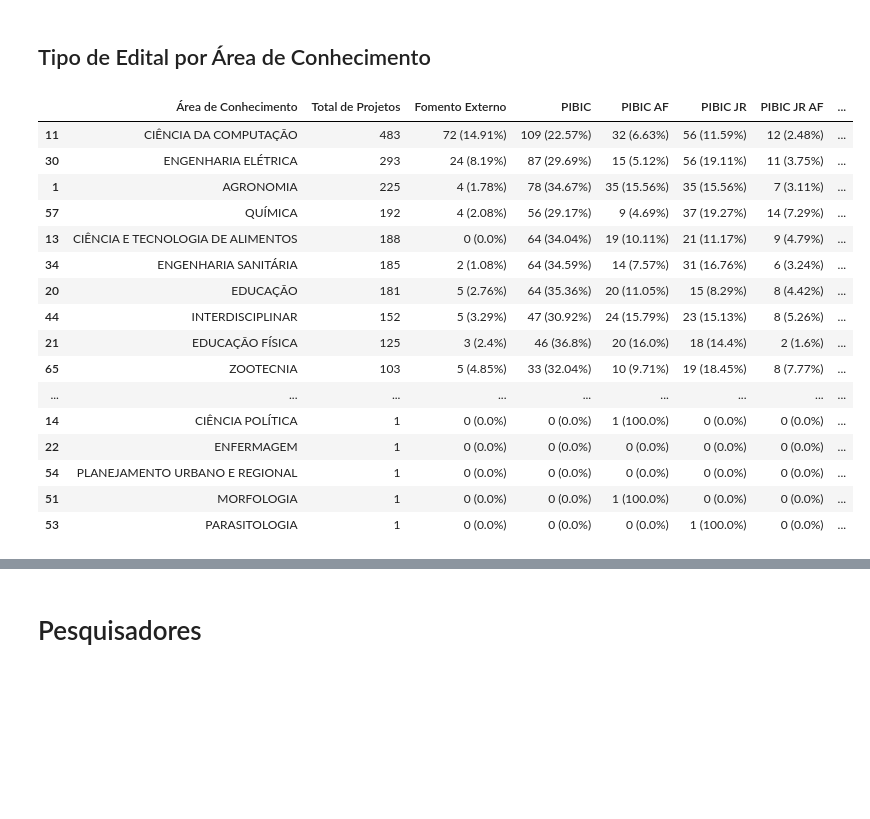
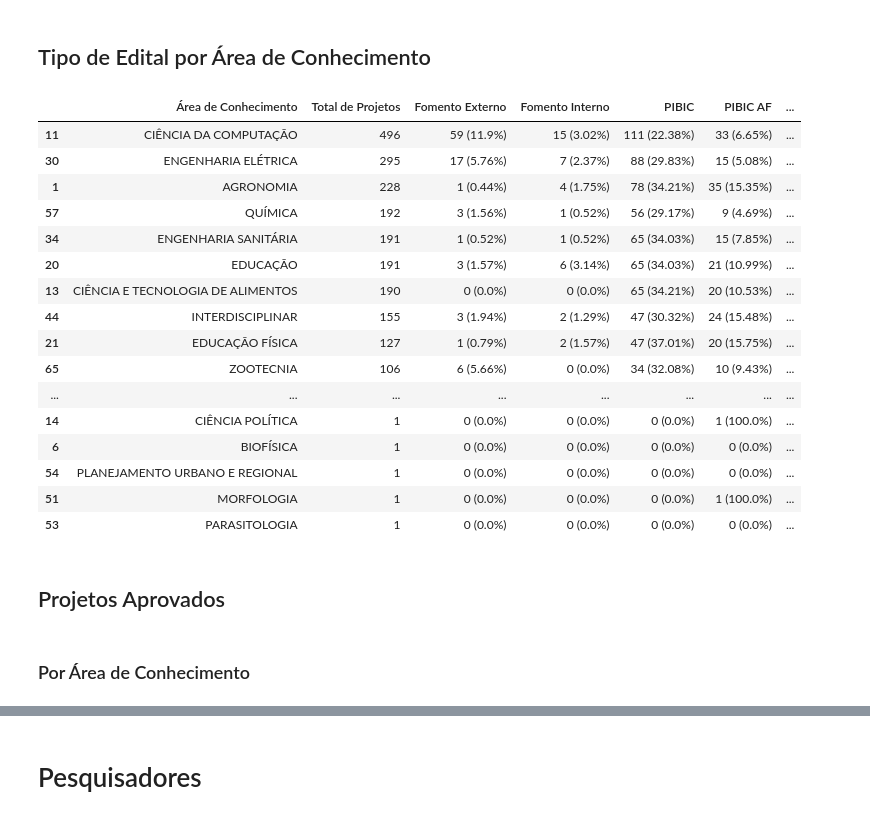
Before and after one commit to thalytalima211/AnaliseDeDados-PRPI, a Jupyter notebook: AnaliseDeDados-PRPI.ipynb, the cells around one changed output, grey strips where cells are left out. Drawn from its saved outputs; the diff is of its cells as text; code cells hidden in the pictures; blank space fills up the shorter version.

```diff
--- a/AnaliseDeDados-PRPI.ipynb
+++ b/AnaliseDeDados-PRPI.ipynb
@@ -278,16 +292,3 @@ Length: 34, dtype: str
-# %%
-conditions = [
-    projetos_df["Aprovado"] == False,
-    projetos_df["Data de Finalização da Conclusão"].isna()
-]
-
-choices = ["Não Aprovado", "Em Execução"]
-
-projetos_df["Situação do Projeto"] = np.select(
-    conditions,
-    choices,
-    default="Concluído"
-)
 # %% [markdown]
 ### Padronização de Título do Projeto
 # %%
@@ -310,6 +311,8 @@ conditions = [
     projetos_df["Título do Edital"].str.startswith("PIBIC JR", na=False),
     projetos_df["Título do Edital"].str.startswith("PIBIC AF", na=False),
     projetos_df["Título do Edital"].str.startswith("PIBIC", na=False),
+    projetos_df["Título do Edital"].str.contains("EXTERNO", na=False),
+    projetos_df["Título do Edital"].str.contains("INTERNO", na=False),
 ]
 
 choices = [
@@ -319,9 +322,11 @@ choices = [
     "PIBIC JR",
     "PIBIC AF",
     "PIBIC",
+    "FOMENTO EXTERNO",
+    "FOMENTO INTERNO"
 ]
 
-projetos_df["Edital"] = np.select(conditions, choices, default="FOMENTO EXTERNO")
+projetos_df["Edital"] = np.select(conditions, choices, default="OUTRO")
 projetos_df = projetos_df[projetos_df["Título do Edital"] != "."]
 # %% [markdown]
 ## Projetos Aprovados por Grupo de Pesquisa
@@ -704,6 +952,7 @@ display(analise_area_conhecimento_por_campus)
 analise_edital_por_area_conhecimento = projetos_df.groupby("Área de Conhecimento").agg(
     total_projetos=("Título do Projeto", "count"),
     total_externo=("Edital", lambda x: (x == "FOMENTO EXTERNO").sum()),
+    total_interno=("Edital", lambda x: (x == "FOMENTO INTERNO").sum()),
     total_pibic=("Edital", lambda x: (x == "PIBIC").sum()),
     total_pibic_af=("Edital", lambda x: (x == "PIBIC AF").sum()),
     total_pibic_jr=("Edital", lambda x: (x == "PIBIC JR").sum()),
@@ -713,6 +962,7 @@ analise_edital_por_area_conhecimento = projetos_df.groupby("Área de Conheciment
 ).reset_index().rename(columns={
     "total_projetos": "Total de Projetos",
     "total_externo": "Fomento Externo",
+    "total_interno": "Fomento Interno",
     "total_pibic": "PIBIC",
     "total_pibic_af": "PIBIC AF",
     "total_pibic_jr": "PIBIC JR",
@@ -724,6 +974,11 @@ analise_edital_por_area_conhecimento = projetos_df.groupby("Área de Conheciment
 analise_edital_por_area_conhecimento['Fomento Externo'] = (
     analise_edital_por_area_conhecimento['Fomento Externo'].astype(str) +
     " (" + (analise_edital_por_area_conhecimento['Fomento Externo'] / analise_edital_por_area_conhecimento['Total de Projetos'] * 100).round(2).astype(str) + '%)'
+)
+
+analise_edital_por_area_conhecimento['Fomento Interno'] = (
+    analise_edital_por_area_conhecimento['Fomento Interno'].astype(str) +
+    " (" + (analise_edital_por_area_conhecimento['Fomento Interno'] / analise_edital_por_area_conhecimento['Total de Projetos'] * 100).round(2).astype(str) + '%)'
 )
 
 analise_edital_por_area_conhecimento['PIBIC'] = (
@@ -731,47 +986,51 @@ analise_edital_por_area_conhecimento['PIBIC'] = (
       " (" + (analise_edital_por_area_conhecimento['PIBIC'] / analise_edital_por_area_conhecimento['Total de Projetos'] * 100).round(2).astype(str) + '%)'
 )
 
 analise_edital_por_area_conhecimento['PIBIC AF'] = (
     analise_edital_por_area_conhecimento['PIBIC AF'].astype(str) +
     " (" + (analise_edital_por_area_conhecimento['PIBIC AF'] / analise_edital_por_area_conhecimento['Total de Projetos'] * 100).round(2).astype(str) + '%)'
 )
 
 analise_edital_por_area_conhecimento['PIBIC JR'] = (
     analise_edital_por_area_conhecimento['PIBIC JR'].astype(str) +
     " (" + (analise_edital_por_area_conhecimento['PIBIC JR'] / analise_edital_por_area_conhecimento['Total de Projetos'] * 100).round(2).astype(str) + '%)'
 )
 
 analise_edital_por_area_conhecimento['PIBIC JR AF'] = (
     analise_edital_por_area_conhecimento['PIBIC JR AF'].astype(str) +
       " (" + (analise_edital_por_area_conhecimento['PIBIC JR AF'] / analise_edital_por_area_conhecimento['Total de Projetos'] * 100).round(2).astype(str) + '%)'
 )
 
 analise_edital_por_area_conhecimento['PICTV'] = (
     analise_edital_por_area_conhecimento['PICTV'].astype(str) + " (" +
       (analise_edital_por_area_conhecimento['PICTV'] / analise_edital_por_area_conhecimento['Total de Projetos'] * 100).round(2).astype(str) + '%)'
 )
 
 analise_edital_por_area_conhecimento['PIBITI'] = (
     analise_edital_por_area_conhecimento['PIBITI'].astype(str) + " (" +
       (analise_edital_por_area_conhecimento['PIBITI'] / analise_edital_por_area_conhecimento['Total de Projetos'] * 100).round(2).astype(str) + '%)'
 )
 
 display(analise_edital_por_area_conhecimento)
 # %% [output]
-|  | Área de Conhecimento | Total de Projetos | Fomento Externo | PIBIC | PIBIC AF | PIBIC JR | PIBIC JR AF | ... |
-| 11 | CIÊNCIA DA COMPUTAÇÃO | 483 | 72 (14.91%) | 109 (22.57%) | 32 (6.63%) | 56 (11.59%) | 12 (2.48%) | ... |
-| 30 | ENGENHARIA ELÉTRICA | 293 | 24 (8.19%) | 87 (29.69%) | 15 (5.12%) | 56 (19.11%) | 11 (3.75%) | ... |
-| 1 | AGRONOMIA | 225 | 4 (1.78%) | 78 (34.67%) | 35 (15.56%) | 35 (15.56%) | 7 (3.11%) | ... |
-| 57 | QUÍMICA | 192 | 4 (2.08%) | 56 (29.17%) | 9 (4.69%) | 37 (19.27%) | 14 (7.29%) | ... |
-| 13 | CIÊNCIA E TECNOLOGIA DE ALIMENTOS | 188 | 0 (0.0%) | 64 (34.04%) | 19 (10.11%) | 21 (11.17%) | 9 (4.79%) | ... |
-| 34 | ENGENHARIA SANITÁRIA | 185 | 2 (1.08%) | 64 (34.59%) | 14 (7.57%) | 31 (16.76%) | 6 (3.24%) | ... |
-| 20 | EDUCAÇÃO | 181 | 5 (2.76%) | 64 (35.36%) | 20 (11.05%) | 15 (8.29%) | 8 (4.42%) | ... |
-| 44 | INTERDISCIPLINAR | 152 | 5 (3.29%) | 47 (30.92%) | 24 (15.79%) | 23 (15.13%) | 8 (5.26%) | ... |
-| 21 | EDUCAÇÃO FÍSICA | 125 | 3 (2.4%) | 46 (36.8%) | 20 (16.0%) | 18 (14.4%) | 2 (1.6%) | ... |
-| 65 | ZOOTECNIA | 103 | 5 (4.85%) | 33 (32.04%) | 10 (9.71%) | 19 (18.45%) | 8 (7.77%) | ... |
-| ... | ... | ... | ... | ... | ... | ... | ... | ... |
-| 14 | CIÊNCIA POLÍTICA | 1 | 0 (0.0%) | 0 (0.0%) | 1 (100.0%) | 0 (0.0%) | 0 (0.0%) | ... |
-| 22 | ENFERMAGEM | 1 | 0 (0.0%) | 0 (0.0%) | 0 (0.0%) | 0 (0.0%) | 0 (0.0%) | ... |
-| 54 | PLANEJAMENTO URBANO E REGIONAL | 1 | 0 (0.0%) | 0 (0.0%) | 0 (0.0%) | 0 (0.0%) | 0 (0.0%) | ... |
-| 51 | MORFOLOGIA | 1 | 0 (0.0%) | 0 (0.0%) | 1 (100.0%) | 0 (0.0%) | 0 (0.0%) | ... |
-| 53 | PARASITOLOGIA | 1 | 0 (0.0%) | 0 (0.0%) | 0 (0.0%) | 1 (100.0%) | 0 (0.0%) | ... |
+|  | Área de Conhecimento | Total de Projetos | Fomento Externo | Fomento Interno | PIBIC | PIBIC AF | ... |
+| 11 | CIÊNCIA DA COMPUTAÇÃO | 496 | 59 (11.9%) | 15 (3.02%) | 111 (22.38%) | 33 (6.65%) | ... |
+| 30 | ENGENHARIA ELÉTRICA | 295 | 17 (5.76%) | 7 (2.37%) | 88 (29.83%) | 15 (5.08%) | ... |
+| 1 | AGRONOMIA | 228 | 1 (0.44%) | 4 (1.75%) | 78 (34.21%) | 35 (15.35%) | ... |
+| 57 | QUÍMICA | 192 | 3 (1.56%) | 1 (0.52%) | 56 (29.17%) | 9 (4.69%) | ... |
+| 34 | ENGENHARIA SANITÁRIA | 191 | 1 (0.52%) | 1 (0.52%) | 65 (34.03%) | 15 (7.85%) | ... |
+| 20 | EDUCAÇÃO | 191 | 3 (1.57%) | 6 (3.14%) | 65 (34.03%) | 21 (10.99%) | ... |
+| 13 | CIÊNCIA E TECNOLOGIA DE ALIMENTOS | 190 | 0 (0.0%) | 0 (0.0%) | 65 (34.21%) | 20 (10.53%) | ... |
+| 44 | INTERDISCIPLINAR | 155 | 3 (1.94%) | 2 (1.29%) | 47 (30.32%) | 24 (15.48%) | ... |
+| 21 | EDUCAÇÃO FÍSICA | 127 | 1 (0.79%) | 2 (1.57%) | 47 (37.01%) | 20 (15.75%) | ... |
+| 65 | ZOOTECNIA | 106 | 6 (5.66%) | 0 (0.0%) | 34 (32.08%) | 10 (9.43%) | ... |
+| ... | ... | ... | ... | ... | ... | ... | ... |
+| 14 | CIÊNCIA POLÍTICA | 1 | 0 (0.0%) | 0 (0.0%) | 0 (0.0%) | 1 (100.0%) | ... |
+| 6 | BIOFÍSICA | 1 | 0 (0.0%) | 0 (0.0%) | 0 (0.0%) | 0 (0.0%) | ... |
+| 54 | PLANEJAMENTO URBANO E REGIONAL | 1 | 0 (0.0%) | 0 (0.0%) | 0 (0.0%) | 0 (0.0%) | ... |
+| 51 | MORFOLOGIA | 1 | 0 (0.0%) | 0 (0.0%) | 0 (0.0%) | 1 (100.0%) | ... |
+| 53 | PARASITOLOGIA | 1 | 0 (0.0%) | 0 (0.0%) | 0 (0.0%) | 0 (0.0%) | ... |
+# %% [markdown]
+## Projetos Aprovados
+# %% [markdown]
+### Por Área de Conhecimento
```
Also changed, not shown: parts of 52 cells of this notebook.
